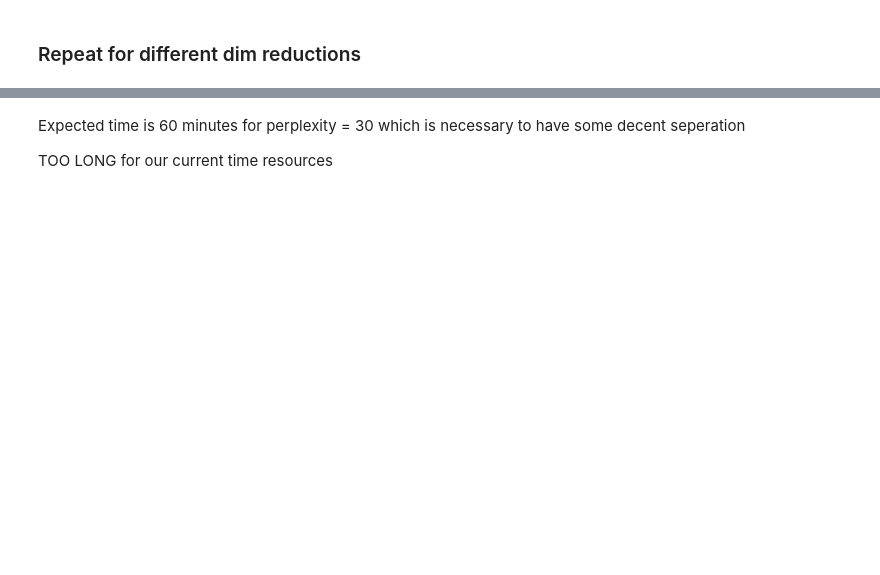
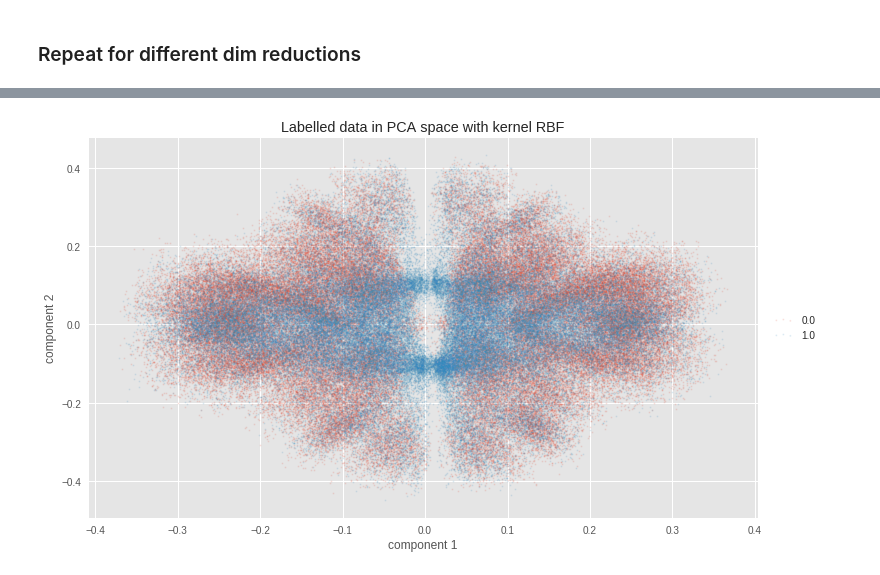
Before and after one commit to pligor/dme, a Jupyter notebook: george/09_optimizing_classifiers.ipynb, the cells around one changed output, grey strips where cells are left out. Drawn from its saved outputs; the diff is of its cells as text; code cells hidden in the pictures; blank space fills up the shorter version.

```diff
--- a/george/09_optimizing_classifiers.ipynb
+++ b/george/09_optimizing_classifiers.ipynb
@@ -252,13 +228,11 @@ Xsub, ysub = subsample_keeping_class_proportions(XX=XX, yy=yy, nn=6000, seed=ran
 # %%
-%%time
-
-Xtsne = TSNE(n_components=2, perplexity=20, random_state=random_state).fit_transform(Xsub)
-
-plt.figure(figsize=(12,7))
-scatter_2d_label(Xtsne, y=ysub, alpha=0.3, s=2, lw=2)
-plt.title('Labelled data in TSNE space')
-plt.xlabel('component 1')
-plt.ylabel('component 2')
-# Add a legend outside the plot at specified point
-plt.legend(loc='center left', bbox_to_anchor=[1.01, 0.5], scatterpoints=3)
-plt.show()
+def plotLowDim(XX_lowdim, yy_lowdim, alpha=0.2, ss=2, lw=2):
+    plt.figure(figsize=(12,7))
+    scatter_2d_label(XX_lowdim, y=yy_lowdim,
+                     alpha=alpha, s=ss, lw=lw)
+    plt.title('Labelled data in PCA space with kernel RBF')
+    plt.xlabel('component 1')
+    plt.ylabel('component 2')
+    # Add a legend outside the plot at specified point
+    plt.legend(loc='center left', bbox_to_anchor=[1.01, 0.5], scatterpoints=3)
+    plt.show()
@@ -269,4 +239,7 @@ Wall time: 1min 29s
-# %% [markdown]
-Expected time is 60 minutes for perplexity = 30 which is necessary to have some decent seperation
-
-TOO LONG for our current time resources
+# %%
+XX_lowdim, yy_lowdim = rbfPCAkernel(
+    gamma=1e-1,
+    XX=XX, yy=yy, target_column_name=target_col, n_components=2, random_state=random_state, saving=False)
+plotLowDim(XX_lowdim=XX_lowdim.values, yy_lowdim=yy_lowdim.values, alpha=0.1, ss=1, lw=1)
+# %% [output]
+[figure, added]
```
Also changed, not shown: parts of 33 cells of this notebook, 8 other files.
